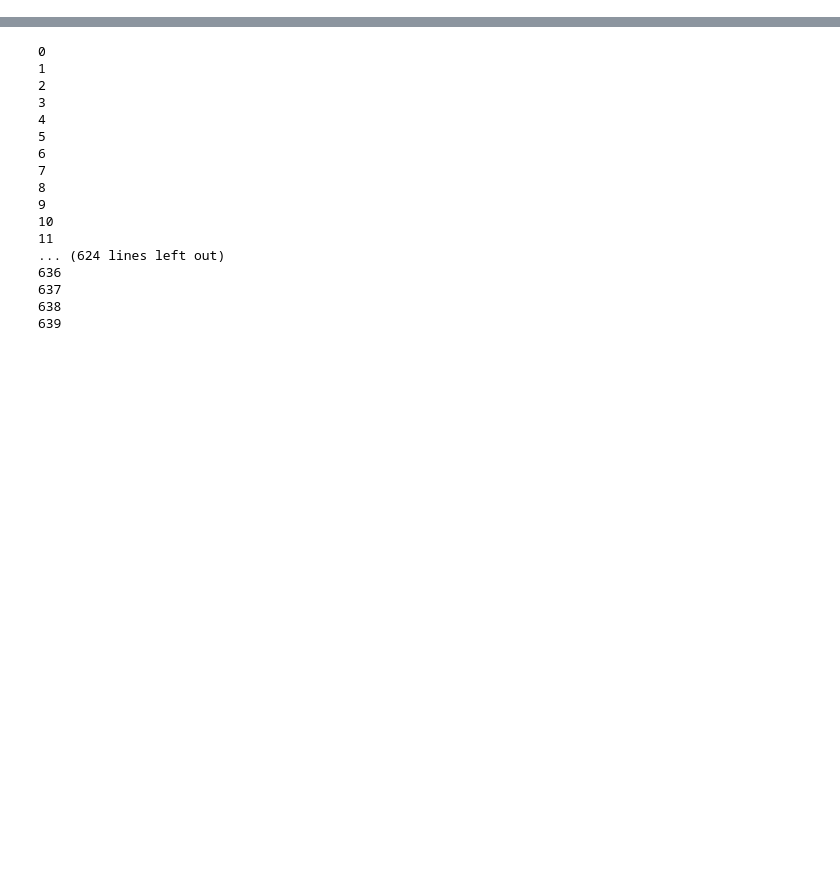
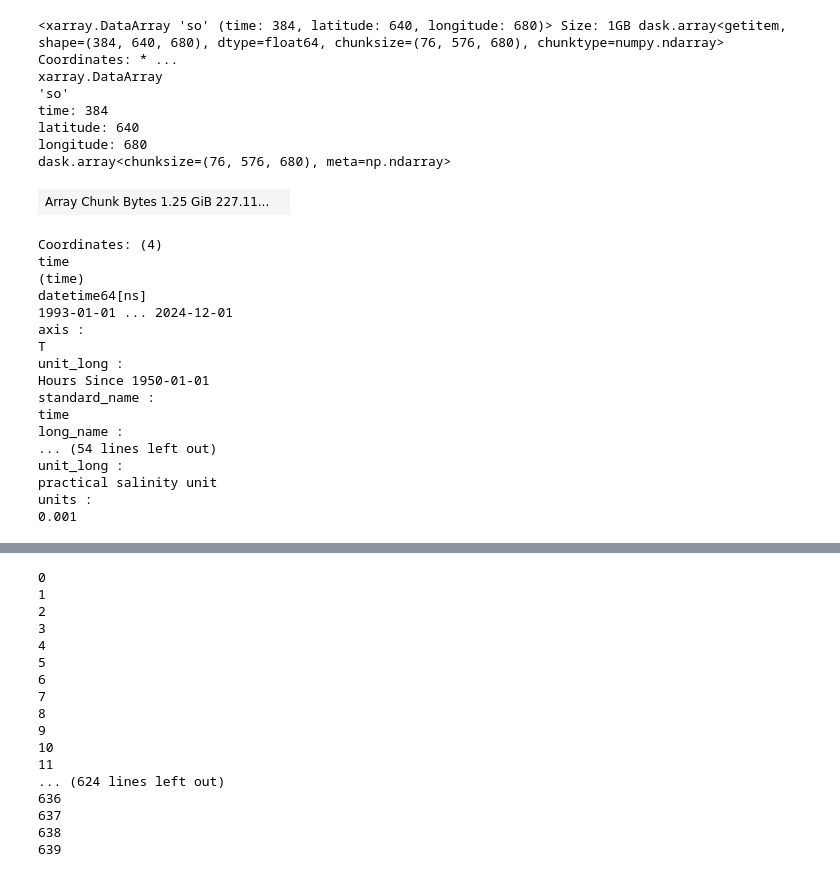
Before and after one commit to Tom-A-H/All-Code-, a Jupyter notebook: Hillary/ARMOR 3D/ARMOR - Salinity.ipynb, the cells around one changed output, grey strips where cells are left out. Saved outputs shown, nothing was run; the diff lists cells and outputs as text; code cells hidden in the pictures; blank space fills up the shorter version.

```diff
--- a/Hillary/ARMOR 3D/ARMOR - Salinity.ipynb
+++ b/Hillary/ARMOR 3D/ARMOR - Salinity.ipynb
@@ -42,2 +62,30 @@ ds = monthly.isel(depth = 0)
+# %%
+ds['so']
+# %% [output]
+<xarray.DataArray 'so' (time: 384, latitude: 640, longitude: 680)> Size: 1GB dask.array<getitem, shape=(384, 640, 680), dtype=float64, chunksize=(76, 576, 680), chunktype=numpy.ndarray> Coordinates: * ...
+xarray.DataArray
+'so'
+time: 384
+latitude: 640
+longitude: 680
+dask.array<chunksize=(76, 576, 680), meta=np.ndarray>
+| Array Chunk Bytes 1.25 GiB 227.11... |  |
+Coordinates: (4)
+time
+(time)
+datetime64[ns]
+1993-01-01 ... 2024-12-01
+axis :
+T
+unit_long :
+Hours Since 1950-01-01
+standard_name :
+time
+long_name :
+... (54 lines left out)
+unit_long :
+practical salinity unit
+units :
+0.001
 # %%
 annual_means = ds['so'].groupby('time.year').mean(dim = 'time').compute()
```
Also changed, not shown: parts of 12 cells of this notebook, 48 other files.
